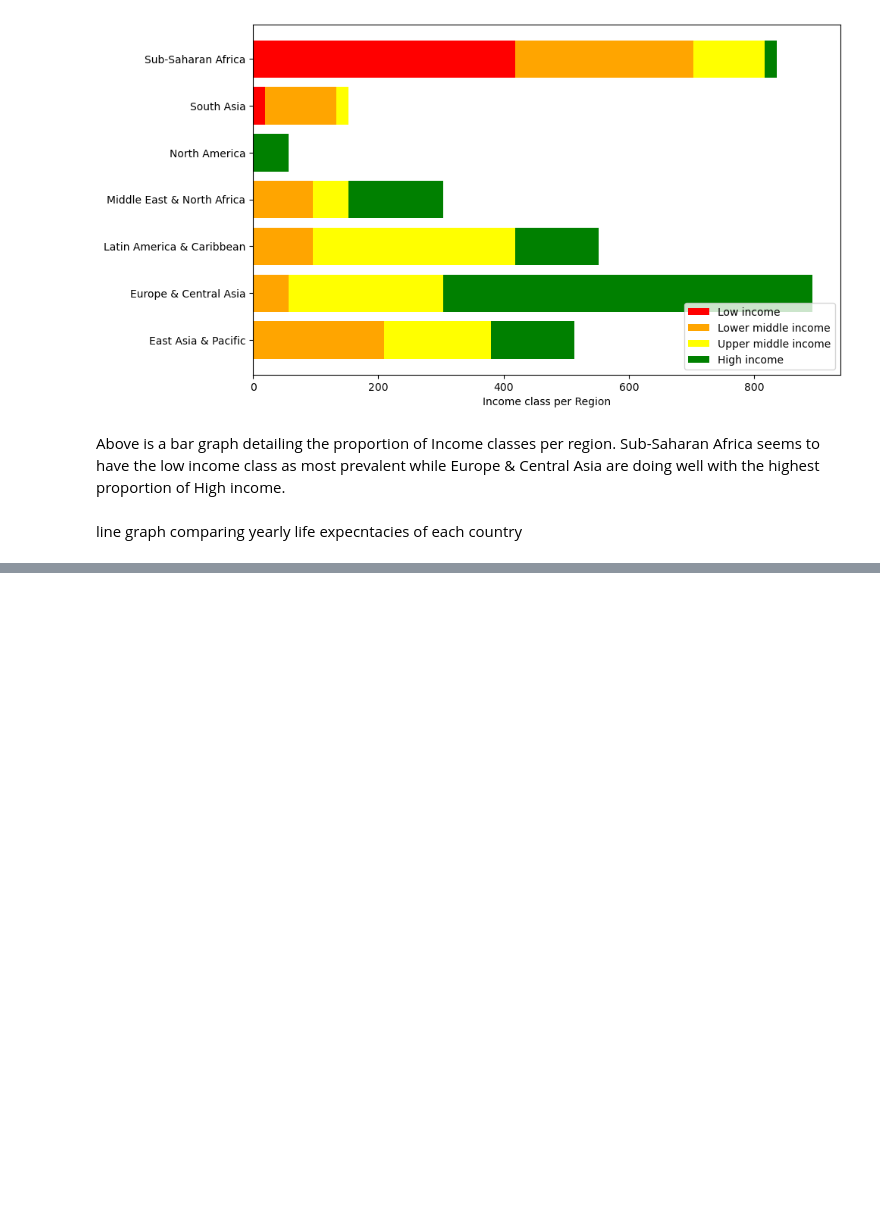
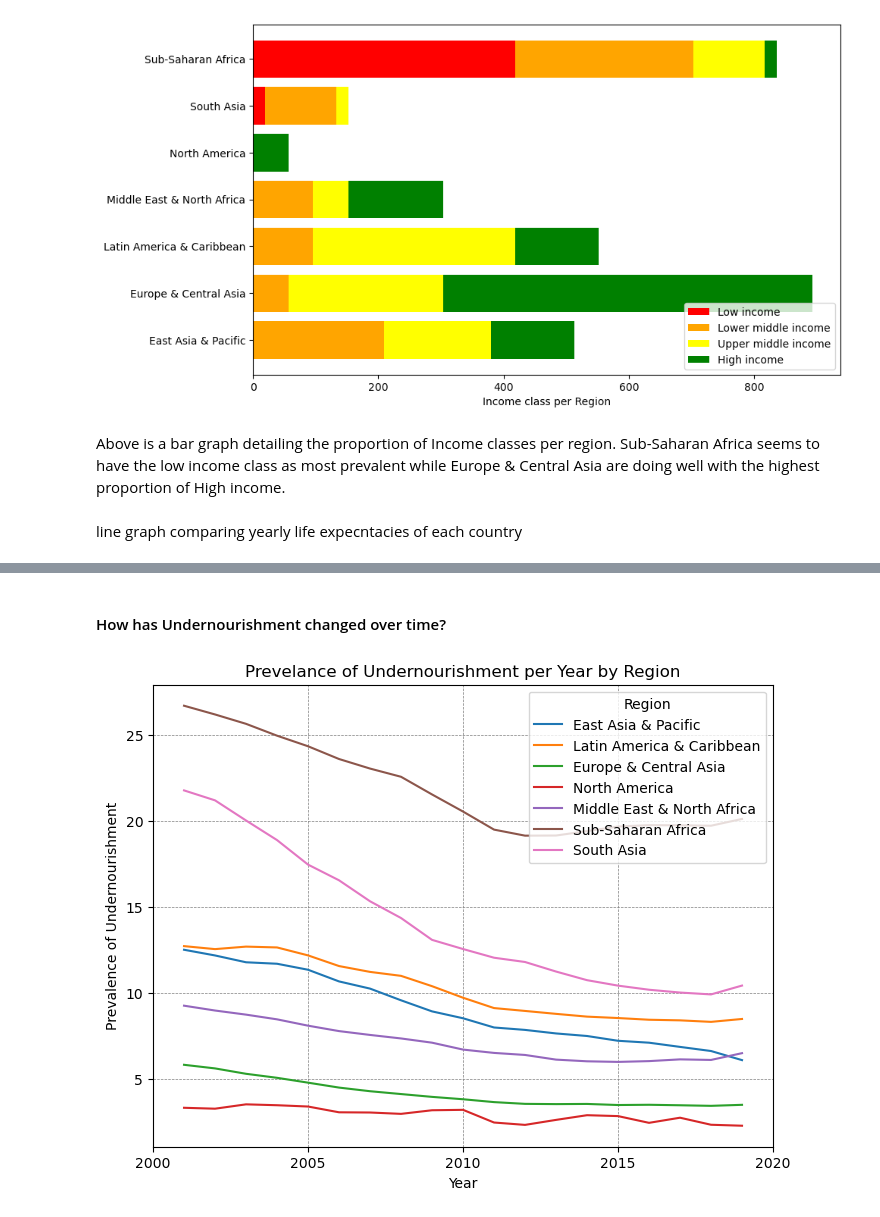
Before and after one commit to JericoEndaya/Life_expectancy, a Jupyter notebook: life_expecetancy.ipynb, the cells around one changed output, grey strips where cells are left out. Saved outputs shown, nothing was run; the diff lists cells and outputs as text; code cells hidden in the pictures; blank space fills up the shorter version.

```diff
--- a/life_expecetancy.ipynb
+++ b/life_expecetancy.ipynb
@@ -257,0 +260,21 @@ I will take a closer look at these variables.
+# %% [markdown]
+#### How has Undernourishment changed over time?
+# %%
+region_under = df_imp[['Region','Prevelance of Undernourishment','Year']]
+under_year = region_under.groupby(['Region','Year']).agg({
+    'Prevelance of Undernourishment': 'mean',
+}).reset_index()
+under_year = under_year.sort_values('Year', ascending=True)
+
+plt.figure(figsize=(8, 6))
+sns.lineplot(x='Year', y='Prevelance of Undernourishment', hue='Region', data=under_year)
+plt.grid(True, linestyle='--', linewidth=0.5, color='gray')
+plt.title('Prevelance of Undernourishment per Year by Region')
+plt.xlabel('Year')
+plt.ylabel('Prevalence of Undernourishment')
+plt.legend(title='Region')
+plt.xticks([int(tick) for tick in plt.xticks()[0] if tick.is_integer()])
+
+plt.show()
+# %% [output]
+[figure, added]
```
Also changed, not shown: parts of 15 cells of this notebook.
